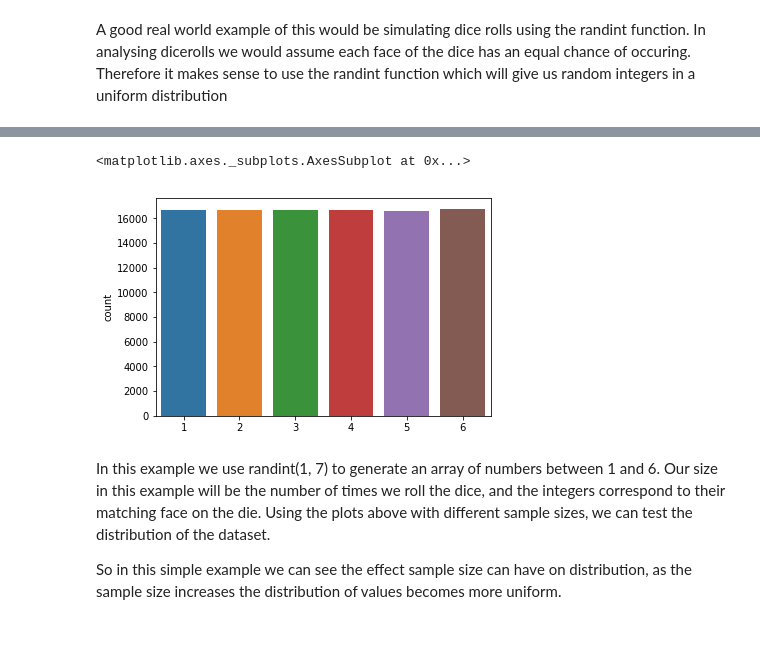
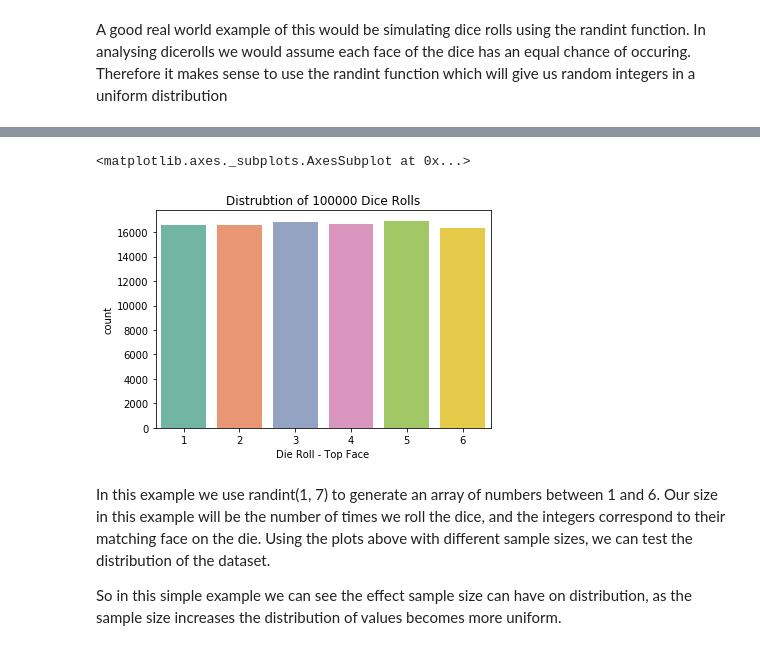
Before and after one commit to zoecahill1/DAprog-assignment, a Jupyter notebook: numpy-random.ipynb, the cells around one changed output, grey strips where cells are left out. Drawn from its saved outputs; the diff is of its cells as text; code cells hidden in the pictures.

```diff
--- a/numpy-random.ipynb
+++ b/numpy-random.ipynb
@@ -85,10 +87,11 @@ sns.countplot(diceroll1)
 # %%
-# 100000 dicerolls
 diceroll2 = np.random.randint(1, 7, size = (100000))
-sns.countplot(diceroll2)
+plt.title("Distrubtion of 100000 Dice Rolls")
+plt.xlabel("Die Roll - Top Face")
+sns.countplot(diceroll2, palette="Set2")
 # %% [output]
 <matplotlib.axes._subplots.AxesSubplot at 0x...>
-[figure, old version]
+[figure, new version]
 # %% [markdown]
 In this example we use randint(1, 7) to generate an array of numbers between 1 and 6. Our size in this example will be the number of times we roll the dice, and the integers correspond to their matching face on the die. Using the plots above with different sample sizes, we can test the distribution of the dataset.
 
```
Also changed, not shown: parts of 3 cells of this notebook.
